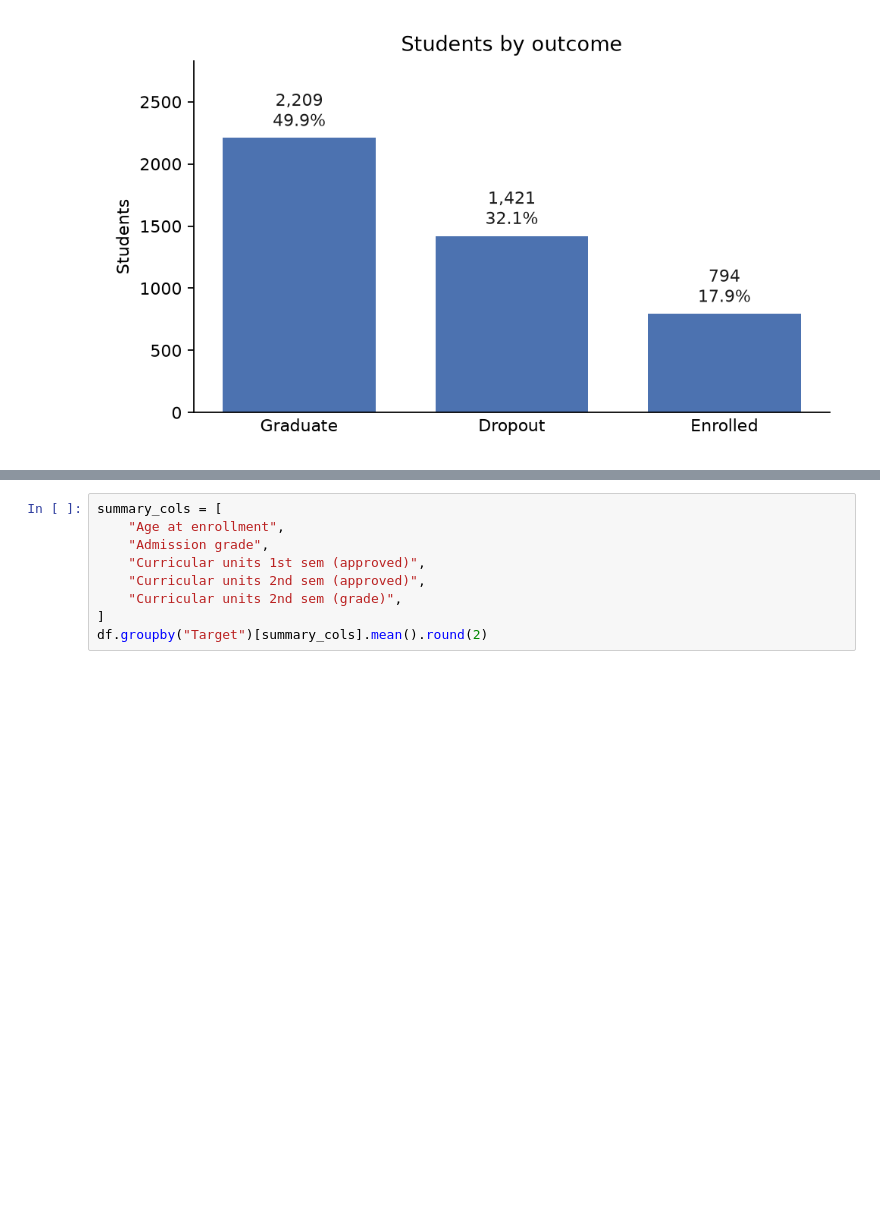
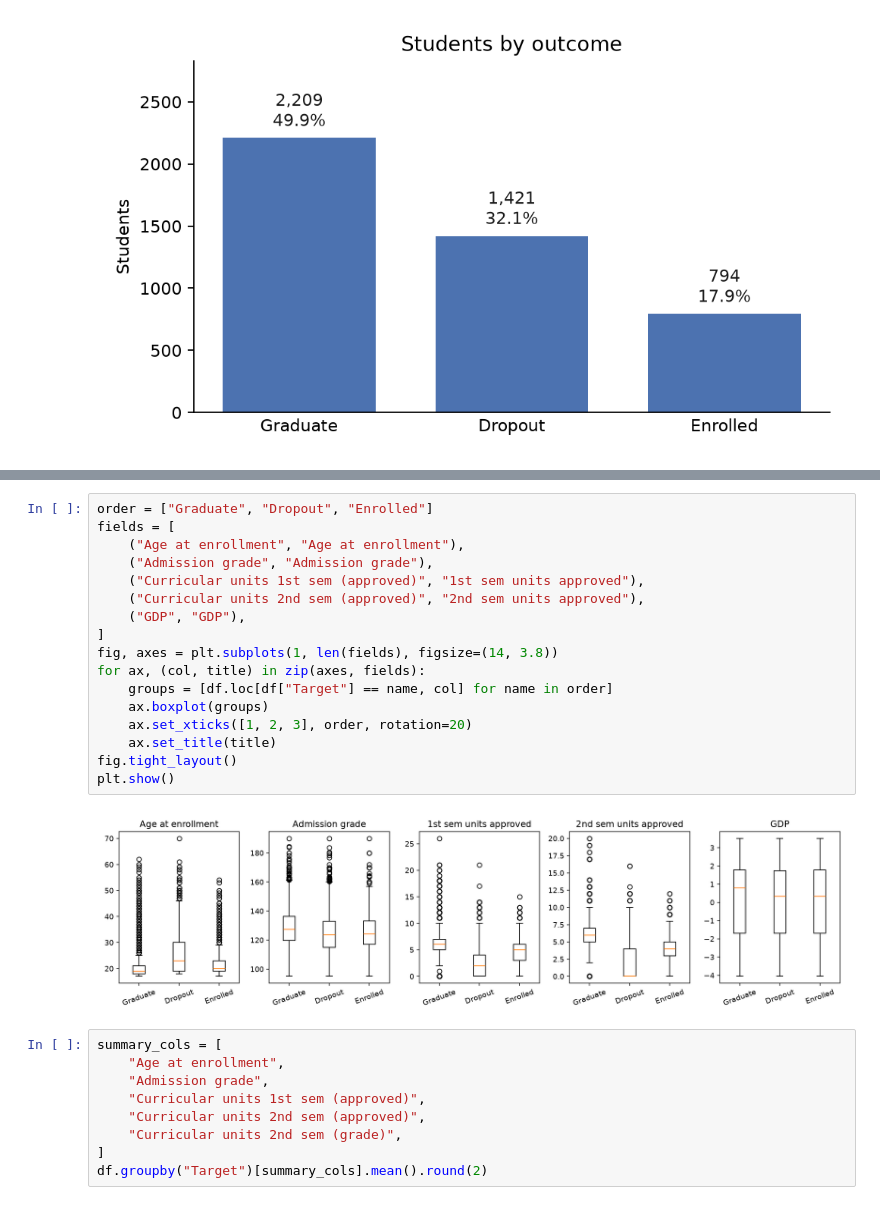
Before and after one commit to rohitt313/CIS-4020, a Jupyter notebook: cis4020_a1_starter.ipynb, the cells around one changed output, grey strips where cells are left out. Cells and saved outputs as stored; diff of their text form; blank space fills up the shorter version.

Commit message:
Added boxplots.

```diff
--- a/cis4020_a1_starter.ipynb
+++ b/cis4020_a1_starter.ipynb
@@ -394,3 +402,22 @@ Enrolled: 794 (17.9%)
+# %%
+order = ["Graduate", "Dropout", "Enrolled"]
+fields = [
+    ("Age at enrollment", "Age at enrollment"),
+    ("Admission grade", "Admission grade"),
+    ("Curricular units 1st sem (approved)", "1st sem units approved"),
+    ("Curricular units 2nd sem (approved)", "2nd sem units approved"),
+    ("GDP", "GDP"),
+]
+fig, axes = plt.subplots(1, len(fields), figsize=(14, 3.8))
+for ax, (col, title) in zip(axes, fields):
+    groups = [df.loc[df["Target"] == name, col] for name in order]
+    ax.boxplot(groups)
+    ax.set_xticks([1, 2, 3], order, rotation=20)
+    ax.set_title(title)
+fig.tight_layout()
+plt.show()
+# %% [output]
+[figure, added]
 # %%
 summary_cols = [
     "Age at enrollment",
```
Also changed, not shown: parts of 3 cells of this notebook.
